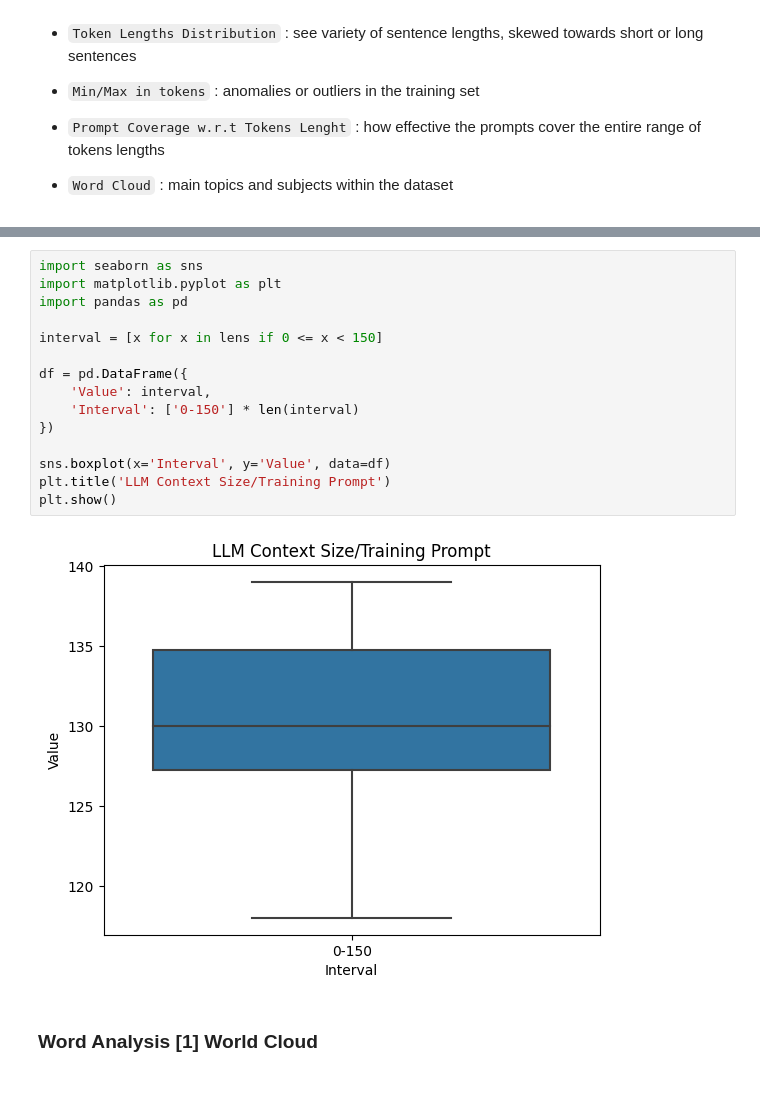
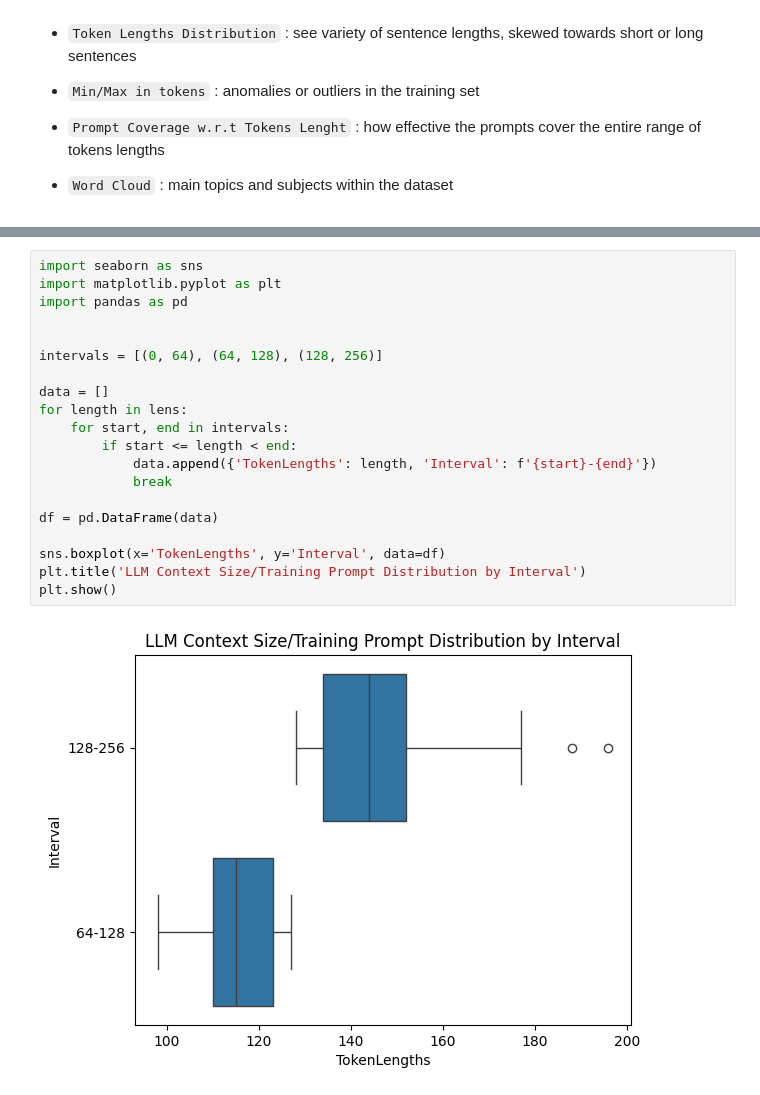
Before and after one commit to iusztinpaul/hands-on-llms, a Jupyter notebook: notebooks/prompts_eda.ipynb, the cells around one changed output, grey strips where cells are left out. Saved outputs shown, nothing was run; the diff lists cells and outputs as text.

Commit message:
[EDA] fix: Generated new charts, added description in notebook

```diff
--- a/notebooks/prompts_eda.ipynb
+++ b/notebooks/prompts_eda.ipynb
@@ -172,19 +228,22 @@ plt.axvline(x=150, color="red")
 # %%
 import seaborn as sns
 import matplotlib.pyplot as plt
 import pandas as pd
 
-interval = [x for x in lens if 0 <= x < 150]
 
-df = pd.DataFrame({
-    'Value': interval,
-    'Interval': ['0-150'] * len(interval)
-})
+intervals = [(0, 64), (64, 128), (128, 256)]
 
-sns.boxplot(x='Interval', y='Value', data=df)
-plt.title('LLM Context Size/Training Prompt')
+data = []
+for length in lens:
+    for start, end in intervals:
+        if start <= length < end:
+            data.append({'TokenLengths': length, 'Interval': f'{start}-{end}'})
+            break
+
+df = pd.DataFrame(data)
+
+sns.boxplot(x='TokenLengths', y='Interval', data=df)
+plt.title('LLM Context Size/Training Prompt Distribution by Interval')
 plt.show()
 # %% [output]
-[figure, old version]
+[figure, new version]
-# %% [markdown]
-### Word Analysis [1] World Cloud
```
Also changed, not shown: parts of 17 cells of this notebook.
